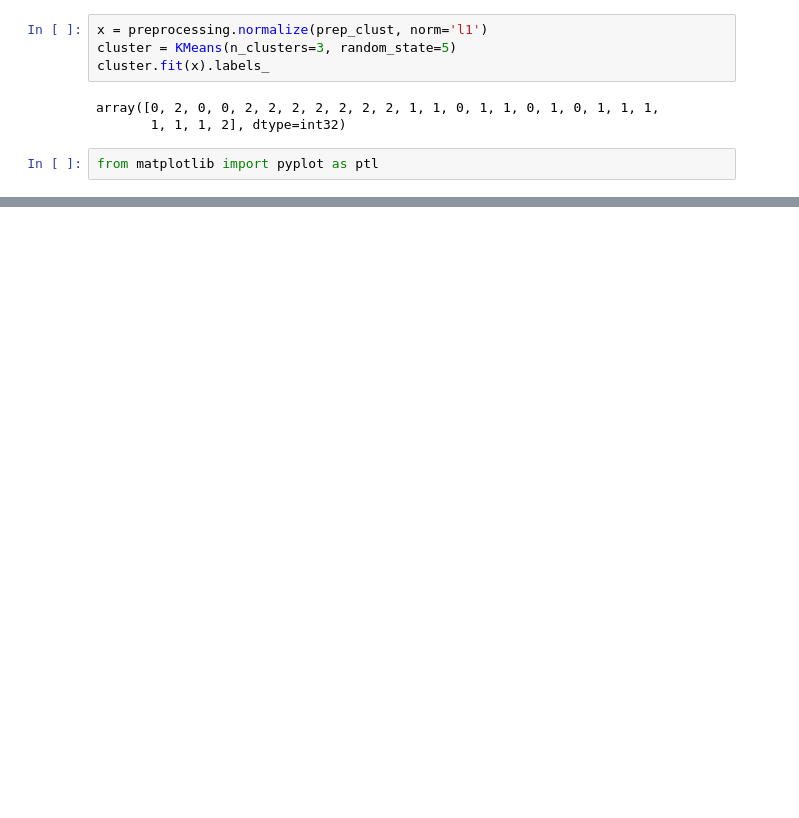
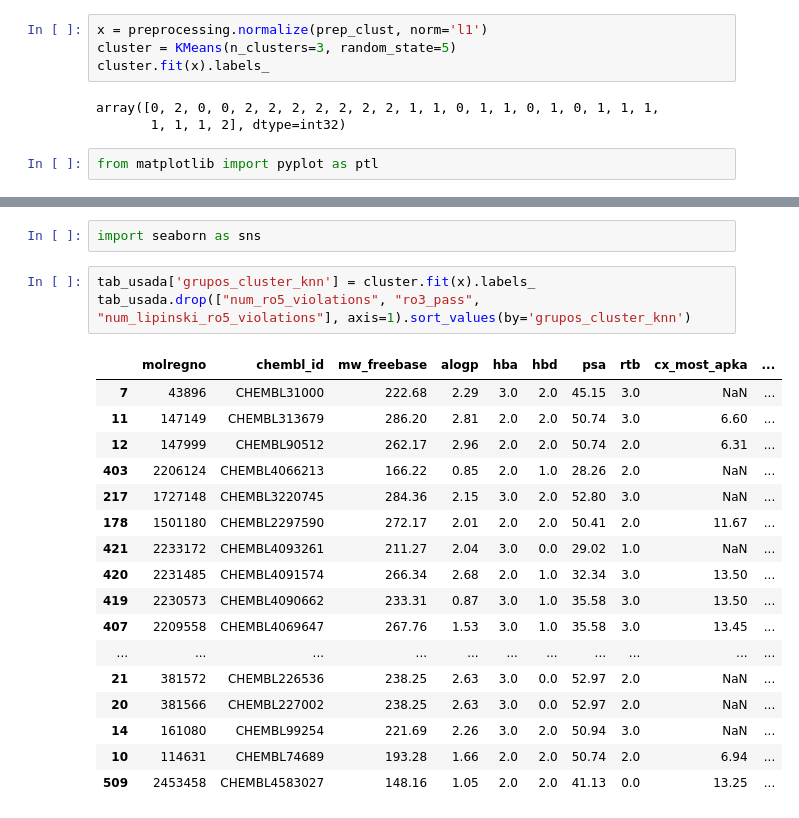
Before and after one commit to alverad-katsuro/chembl_analyser, a Jupyter notebook: Dados.ipynb, the cells around one changed output, grey strips where cells are left out. Saved outputs shown, nothing was run; the diff lists cells and outputs as text; blank space fills up the shorter version.

```diff
--- a/Dados.ipynb
+++ b/Dados.ipynb
@@ -236,0 +178,23 @@ plt.scatter(x=prep_clust[['mw_freebase']], y=prep_clust.psa, c=cluster.fit(x).la
+# %%
+import seaborn as sns
+# %%
+tab_usada['grupos_cluster_knn'] = cluster.fit(x).labels_
+tab_usada.drop(["num_ro5_violations", "ro3_pass", "num_lipinski_ro5_violations"], axis=1).sort_values(by='grupos_cluster_knn')
+# %% [output]
+|  | molregno | chembl_id | mw_freebase | alogp | hba | hbd | psa | rtb | cx_most_apka | ... |
+| 7 | 43896 | CHEMBL31000 | 222.68 | 2.29 | 3.0 | 2.0 | 45.15 | 3.0 | NaN | ... |
+| 11 | 147149 | CHEMBL313679 | 286.20 | 2.81 | 2.0 | 2.0 | 50.74 | 3.0 | 6.60 | ... |
+| 12 | 147999 | CHEMBL90512 | 262.17 | 2.96 | 2.0 | 2.0 | 50.74 | 2.0 | 6.31 | ... |
+| 403 | 2206124 | CHEMBL4066213 | 166.22 | 0.85 | 2.0 | 1.0 | 28.26 | 2.0 | NaN | ... |
+| 217 | 1727148 | CHEMBL3220745 | 284.36 | 2.15 | 3.0 | 2.0 | 52.80 | 3.0 | NaN | ... |
+| 178 | 1501180 | CHEMBL2297590 | 272.17 | 2.01 | 2.0 | 2.0 | 50.41 | 2.0 | 11.67 | ... |
+| 421 | 2233172 | CHEMBL4093261 | 211.27 | 2.04 | 3.0 | 0.0 | 29.02 | 1.0 | NaN | ... |
+| 420 | 2231485 | CHEMBL4091574 | 266.34 | 2.68 | 2.0 | 1.0 | 32.34 | 3.0 | 13.50 | ... |
+| 419 | 2230573 | CHEMBL4090662 | 233.31 | 0.87 | 3.0 | 1.0 | 35.58 | 3.0 | 13.50 | ... |
+| 407 | 2209558 | CHEMBL4069647 | 267.76 | 1.53 | 3.0 | 1.0 | 35.58 | 3.0 | 13.45 | ... |
+| ... | ... | ... | ... | ... | ... | ... | ... | ... | ... | ... |
+| 21 | 381572 | CHEMBL226536 | 238.25 | 2.63 | 3.0 | 0.0 | 52.97 | 2.0 | NaN | ... |
+| 20 | 381566 | CHEMBL227002 | 238.25 | 2.63 | 3.0 | 0.0 | 52.97 | 2.0 | NaN | ... |
+| 14 | 161080 | CHEMBL99254 | 221.69 | 2.26 | 3.0 | 2.0 | 50.94 | 3.0 | NaN | ... |
+| 10 | 114631 | CHEMBL74689 | 193.28 | 1.66 | 2.0 | 2.0 | 50.74 | 2.0 | 6.94 | ... |
+| 509 | 2453458 | CHEMBL4583027 | 148.16 | 1.05 | 2.0 | 2.0 | 41.13 | 0.0 | 13.25 | ... |
```
Also changed, not shown: parts of 18 cells of this notebook, 3 other files.
